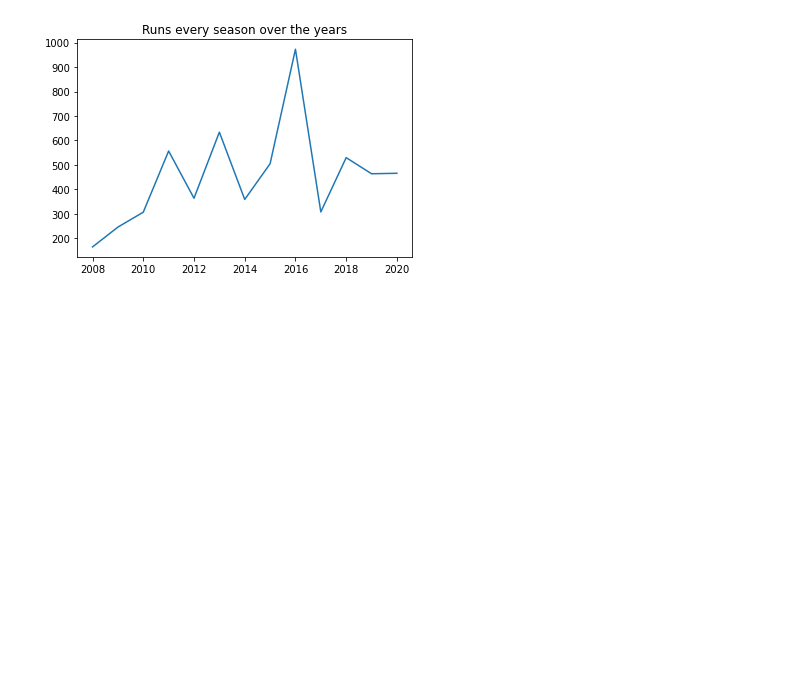
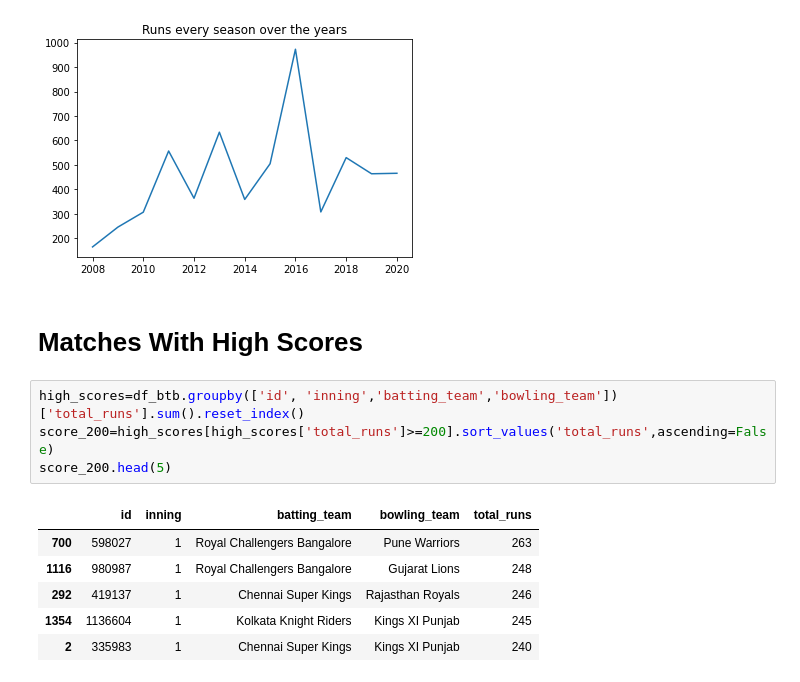
Before and after one commit to mouryag/ViratIPLstats, a Jupyter notebook: viratkohli.ipynb, the cells around one changed output. Drawn from its saved outputs; the diff is of its cells as text; blank space fills up the shorter version.

```diff
--- a/viratkohli.ipynb
+++ b/viratkohli.ipynb
@@ -1234,3 +1292,16 @@ plt.title("Runs every season over the years")
 plt.show()
 # %% [output]
 [figure]
+# %% [markdown]
+# Matches With High Scores
+# %%
+high_scores=df_btb.groupby(['id', 'inning','batting_team','bowling_team'])['total_runs'].sum().reset_index()
+score_200=high_scores[high_scores['total_runs']>=200].sort_values('total_runs',ascending=False)
+score_200.head(5)
+# %% [output]
+|  | id | inning | batting_team | bowling_team | total_runs |
+| 700 | 598027 | 1 | Royal Challengers Bangalore | Pune Warriors | 263 |
+| 1116 | 980987 | 1 | Royal Challengers Bangalore | Gujarat Lions | 248 |
+| 292 | 419137 | 1 | Chennai Super Kings | Rajasthan Royals | 246 |
+| 1354 | 1136604 | 1 | Kolkata Knight Riders | Kings XI Punjab | 245 |
+| 2 | 335983 | 1 | Chennai Super Kings | Kings XI Punjab | 240 |
```
Also changed, not shown: parts of 57 cells of this notebook.
